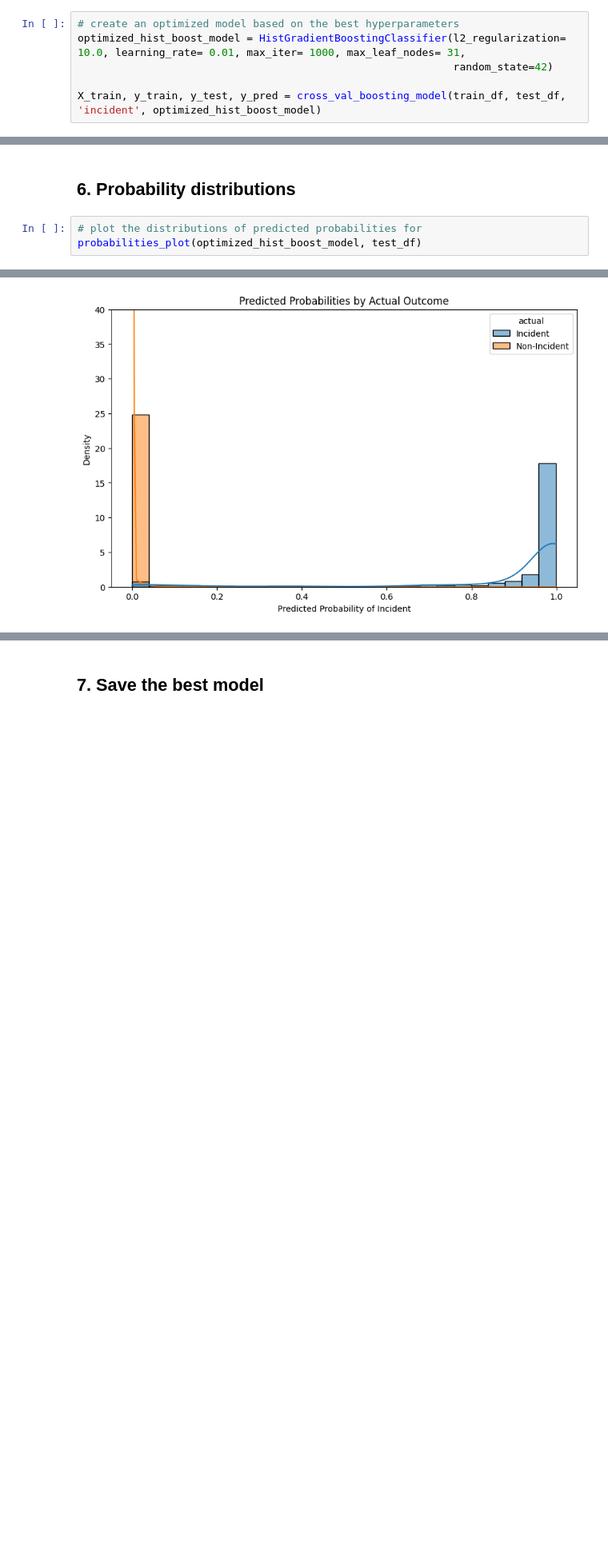
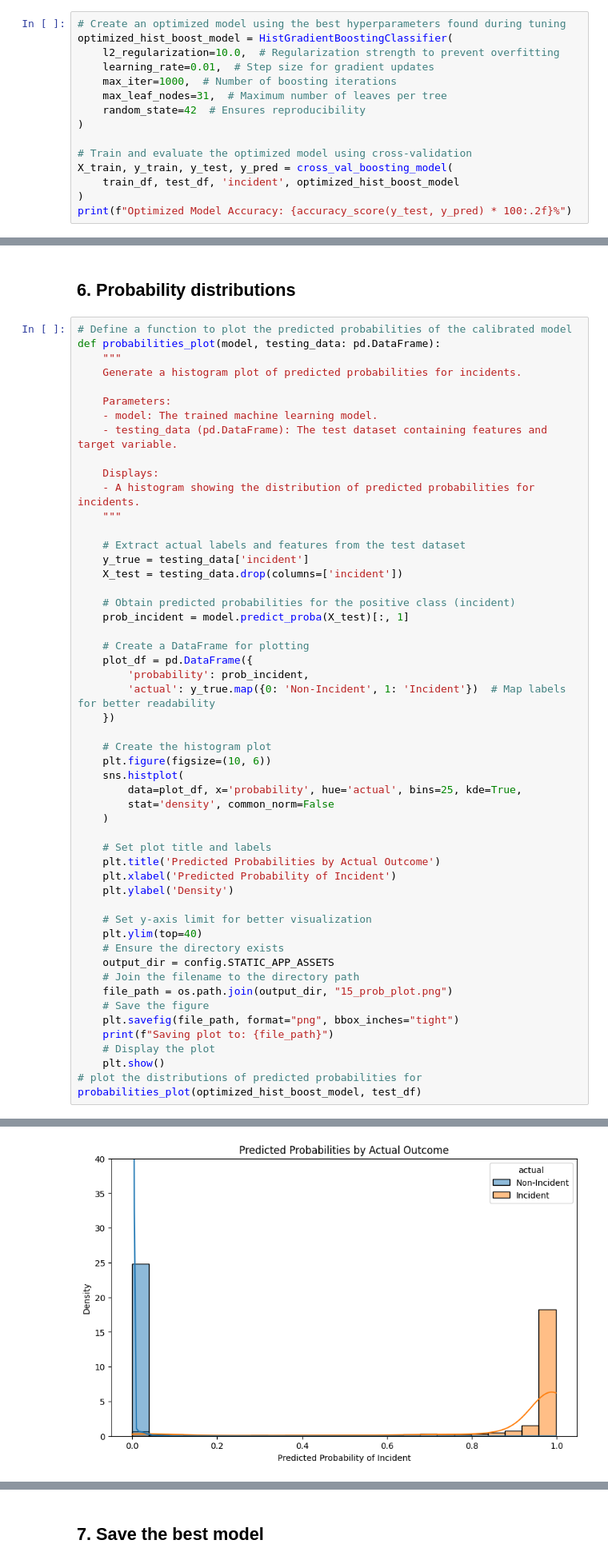
Before and after one commit to 4GeeksAcademy/maps-aviation_final_project, a Jupyter notebook: notebooks/03-model_building.ipynb, the cells around one changed output, grey strips where cells are left out. Shown at 80% size. Drawn from its saved outputs; the diff is of its cells as text; blank space fills up the shorter version.

```diff
--- a/notebooks/03-model_building.ipynb
+++ b/notebooks/03-model_building.ipynb
@@ -573,7 +548,16 @@ Best hyperparameters: {'l2_regularization': 10.0, 'learning_rate': 0.1, 'max_ite
 # %%
-# create an optimized model based on the best hyperparameters
-optimized_hist_boost_model = HistGradientBoostingClassifier(l2_regularization= 10.0, learning_rate= 0.01, max_iter= 1000, max_leaf_nodes= 31,
-                                                            random_state=42)
+# Create an optimized model using the best hyperparameters found during tuning
+optimized_hist_boost_model = HistGradientBoostingClassifier(
+    l2_regularization=10.0,  # Regularization strength to prevent overfitting
+    learning_rate=0.01,  # Step size for gradient updates
+    max_iter=1000,  # Number of boosting iterations
+    max_leaf_nodes=31,  # Maximum number of leaves per tree
+    random_state=42  # Ensures reproducibility
+)
 
-X_train, y_train, y_test, y_pred = cross_val_boosting_model(train_df, test_df, 'incident', optimized_hist_boost_model)
+# Train and evaluate the optimized model using cross-validation
+X_train, y_train, y_test, y_pred = cross_val_boosting_model(
+    train_df, test_df, 'incident', optimized_hist_boost_model
+)
+print(f"Optimized Model Accuracy: {accuracy_score(y_test, y_pred) * 100:.2f}%")
 # %% [output]
@@ -628,6 +688,55 @@ confusion_plot(y_test, y_pred, optimized_hist_boost_model)
 # %% [markdown]
 ## 6. Probability distributions
 # %%
+# Define a function to plot the predicted probabilities of the calibrated model
+def probabilities_plot(model, testing_data: pd.DataFrame):
+    """
+    Generate a histogram plot of predicted probabilities for incidents.
+
+    Parameters:
+    - model: The trained machine learning model.
+    - testing_data (pd.DataFrame): The test dataset containing features and target variable.
+
+    Displays:
+    - A histogram showing the distribution of predicted probabilities for incidents.
+    """
+
+    # Extract actual labels and features from the test dataset
+    y_true = testing_data['incident']
+    X_test = testing_data.drop(columns=['incident'])
+
+    # Obtain predicted probabilities for the positive class (incident)
+    prob_incident = model.predict_proba(X_test)[:, 1]
+
+    # Create a DataFrame for plotting
+    plot_df = pd.DataFrame({
+        'probability': prob_incident,
+        'actual': y_true.map({0: 'Non-Incident', 1: 'Incident'})  # Map labels for better readability
+    })
+
+    # Create the histogram plot
+    plt.figure(figsize=(10, 6))
+    sns.histplot(
+        data=plot_df, x='probability', hue='actual', bins=25, kde=True,
+        stat='density', common_norm=False
+    )
+
+    # Set plot title and labels
+    plt.title('Predicted Probabilities by Actual Outcome')
+    plt.xlabel('Predicted Probability of Incident')
+    plt.ylabel('Density')
+
+    # Set y-axis limit for better visualization
+    plt.ylim(top=40)
+    # Ensure the directory exists
+    output_dir = config.STATIC_APP_ASSETS
+    # Join the filename to the directory path
+    file_path = os.path.join(output_dir, "15_prob_plot.png")
+    # Save the figure
+    plt.savefig(file_path, format="png", bbox_inches="tight")
+    print(f"Saving plot to: {file_path}")
+    # Display the plot
+    plt.show()
 # plot the distributions of predicted probabilities for
 probabilities_plot(optimized_hist_boost_model, test_df)
 # %% [output]
@@ -634,2 +744,2 @@ probabilities_plot(optimized_hist_boost_model, test_df)
-[figure, old version]
+[figure, new version]
 # %%
```
Also changed, not shown: parts of 17 cells of this notebook.
